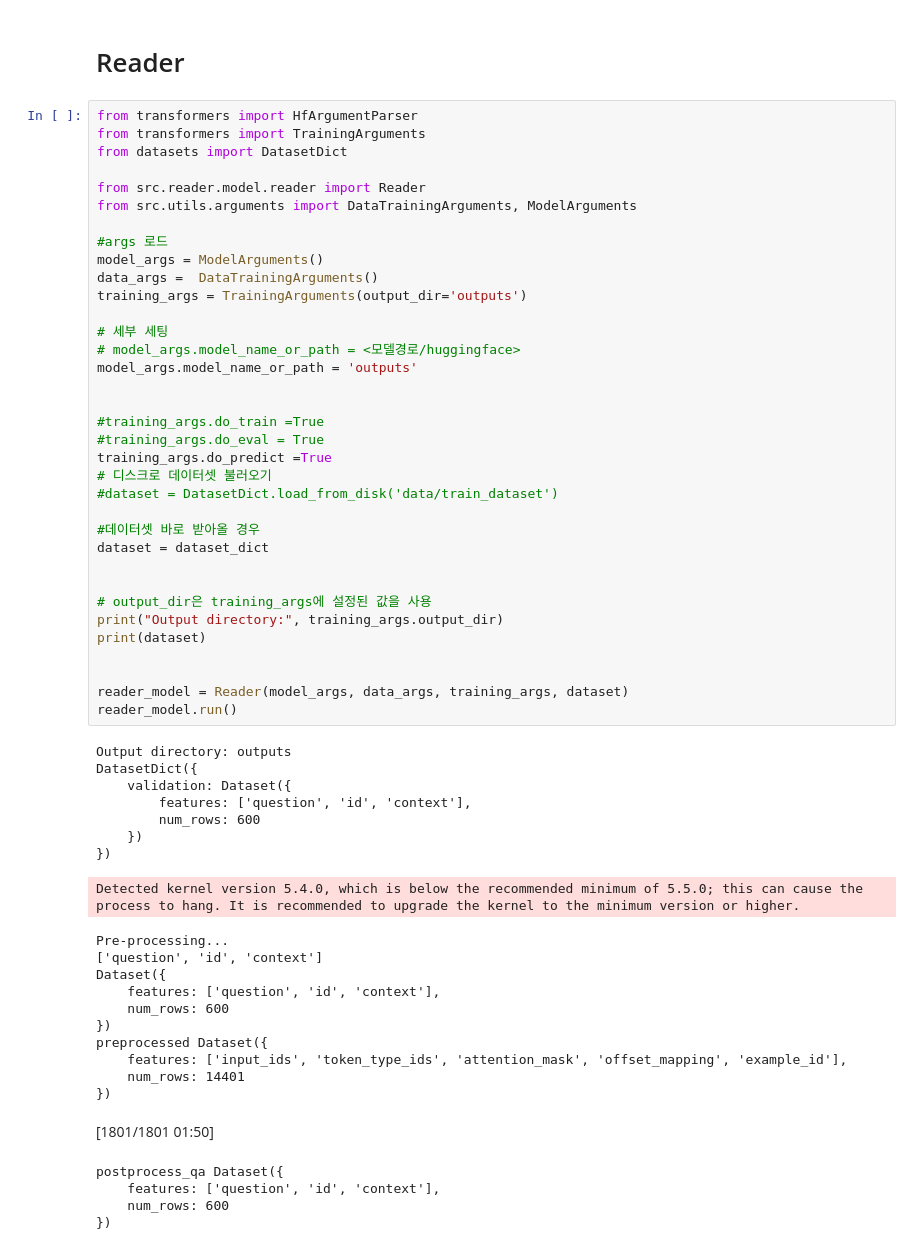
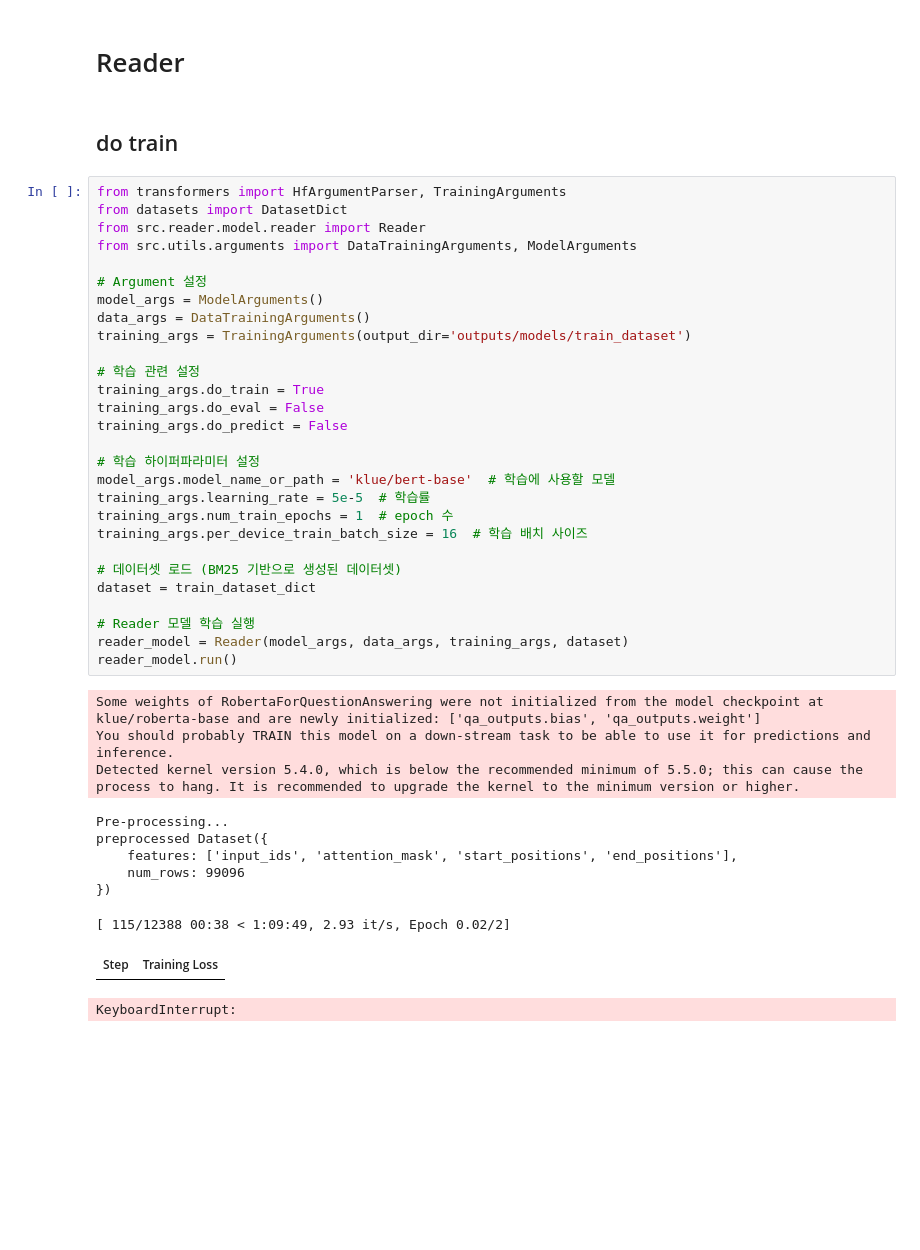
Before and after one commit to boostcampaitech7/level2-mrc-nlp-07, a Jupyter notebook: main.ipynb, the cells around one changed output. Saved outputs shown, nothing was run; the diff lists cells and outputs as text; blank space fills up the shorter version.

```diff
--- a/main.ipynb
+++ b/main.ipynb
@@ -157,61 +140,44 @@ DatasetDict({
 # %% [markdown]
 # Reader
+# %% [markdown]
+## do train
 # %%
-from transformers import HfArgumentParser
-from transformers import TrainingArguments
+from transformers import HfArgumentParser, TrainingArguments
 from datasets import DatasetDict
-
 from src.reader.model.reader import Reader
 from src.utils.arguments import DataTrainingArguments, ModelArguments
 
-#args 로드
+# Argument 설정
 model_args = ModelArguments()
-data_args =  DataTrainingArguments()
-training_args = TrainingArguments(output_dir='outputs')
+data_args = DataTrainingArguments()
+training_args = TrainingArguments(output_dir='outputs/models/train_dataset')
 
-# 세부 세팅
-# model_args.model_name_or_path = <모델경로/huggingface>
-model_args.model_name_or_path = 'outputs'
+# 학습 관련 설정
+training_args.do_train = True
+training_args.do_eval = False
+training_args.do_predict = False
 
+# 학습 하이퍼파라미터 설정
+model_args.model_name_or_path = 'klue/bert-base'  # 학습에 사용할 모델
+training_args.learning_rate = 5e-5  # 학습률
+training_args.num_train_epochs = 1  # epoch 수
+training_args.per_device_train_batch_size = 16  # 학습 배치 사이즈
 
-#training_args.do_train =True
-#training_args.do_eval = True
-training_args.do_predict =True
-# 디스크로 데이터셋 불러오기
-#dataset = DatasetDict.load_from_disk('data/train_dataset')
+# 데이터셋 로드 (BM25 기반으로 생성된 데이터셋)
+dataset = train_dataset_dict
 
-#데이터셋 바로 받아올 경우
-dataset = dataset_dict
-
-
-# output_dir은 training_args에 설정된 값을 사용
-print("Output directory:", training_args.output_dir)
-print(dataset)
-
-
+# Reader 모델 학습 실행
 reader_model = Reader(model_args, data_args, training_args, dataset)
 reader_model.run()
 # %% [output]
-Output directory: outputs
-DatasetDict({
-    validation: Dataset({
-        features: ['question', 'id', 'context'],
-        num_rows: 600
-    })
-})
+Some weights of RobertaForQuestionAnswering were not initialized from the model checkpoint at klue/roberta-base and are newly initialized: ['qa_outputs.bias', 'qa_outputs.weight']
+You should probably TRAIN this model on a down-stream task to be able to use it for predictions and inference.
+Detected kernel version 5.4.0, which is below the recommended minimum of 5.5.0; this can cause the process to hang. It is recommended to upgrade the kernel to the minimum version or higher.
-Detected kernel version 5.4.0, which is below the recommended minimum of 5.5.0; this can cause the process to hang. It is recommended to upgrade the kernel to the minimum version or higher.
+Pre-processing...
+preprocessed Dataset({
+    features: ['input_ids', 'attention_mask', 'start_positions', 'end_positions'],
+    num_rows: 99096
+})
-Pre-processing...
-['question', 'id', 'context']
-Dataset({
-    features: ['question', 'id', 'context'],
-    num_rows: 600
-})
-preprocessed Dataset({
-    features: ['input_ids', 'token_type_ids', 'attention_mask', 'offset_mapping', 'example_id'],
-    num_rows: 14401
-})
+[ 115/12388 00:38 < 1:09:49, 2.93 it/s, Epoch 0.02/2]
-[1801/1801 01:50]
+| Step | Training Loss |
-postprocess_qa Dataset({
-    features: ['question', 'id', 'context'],
-    num_rows: 600
-})
+KeyboardInterrupt:
```
Also changed, not shown: parts of 12 cells of this notebook.
